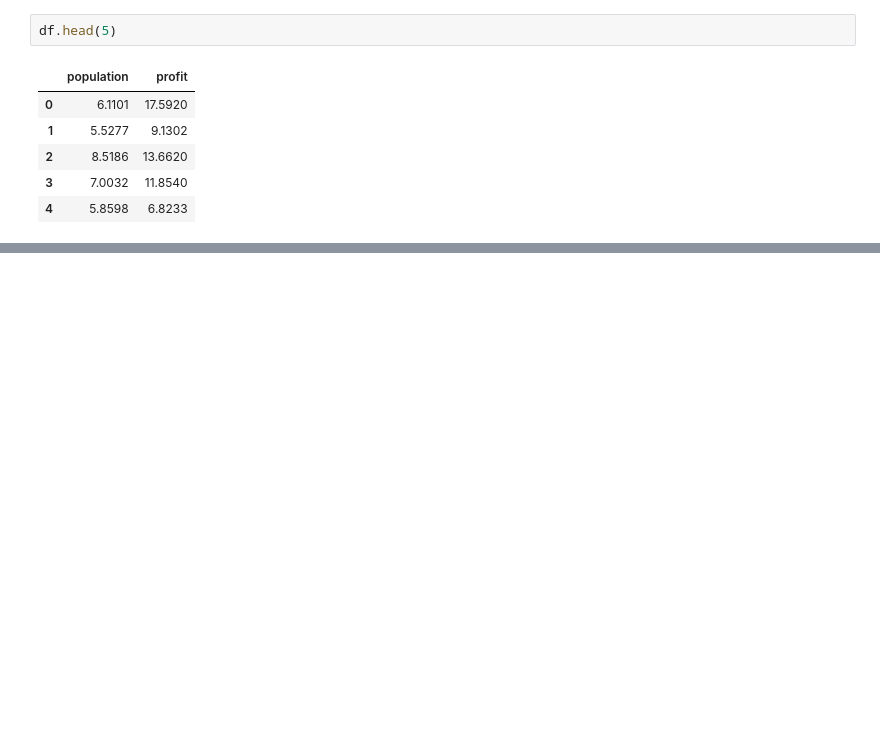
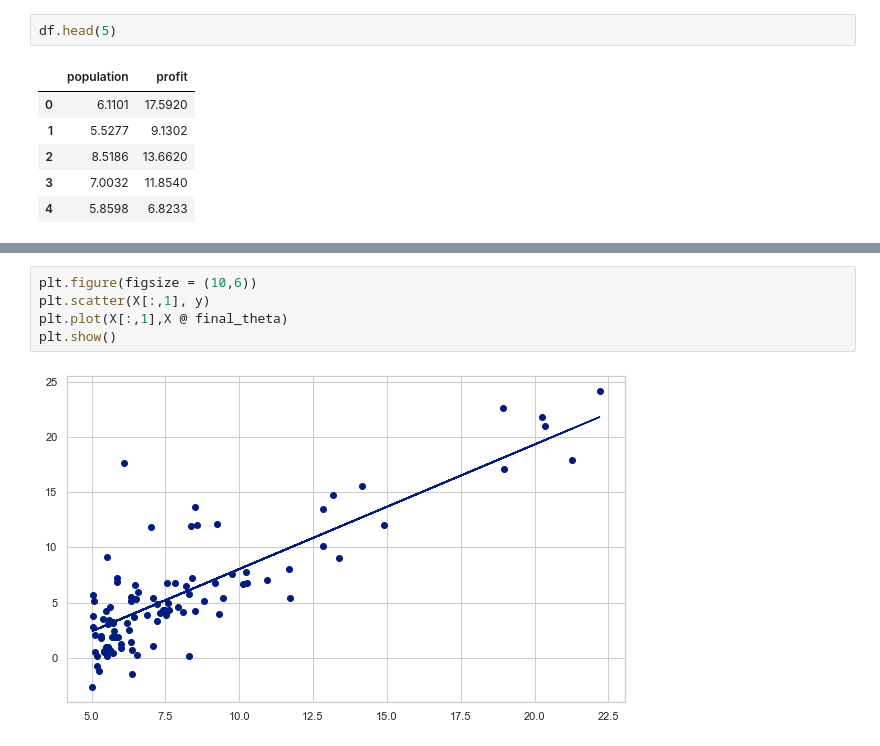
Before and after one commit to fengdu78/Coursera-ML-AndrewNg-Notes, a Jupyter notebook: code/ex1-linear regression/linear_regression_wjk.ipynb, the cells around one changed output, grey strips where cells are left out. Cells and saved outputs as stored; diff of their text form; blank space fills up the shorter version.

```diff
--- a/code/ex1-linear regression/linear_regression_wjk.ipynb
+++ b/code/ex1-linear regression/linear_regression_wjk.ipynb
@@ -41,0 +104,7 @@ plt.show()
+# %%
+plt.figure(figsize = (10,6))
+plt.scatter(X[:,1], y)
+plt.plot(X[:,1],X @ final_theta)
+plt.show()
+# %% [output]
+[figure, added]
```
Also changed, not shown: parts of 34 cells of this notebook.
